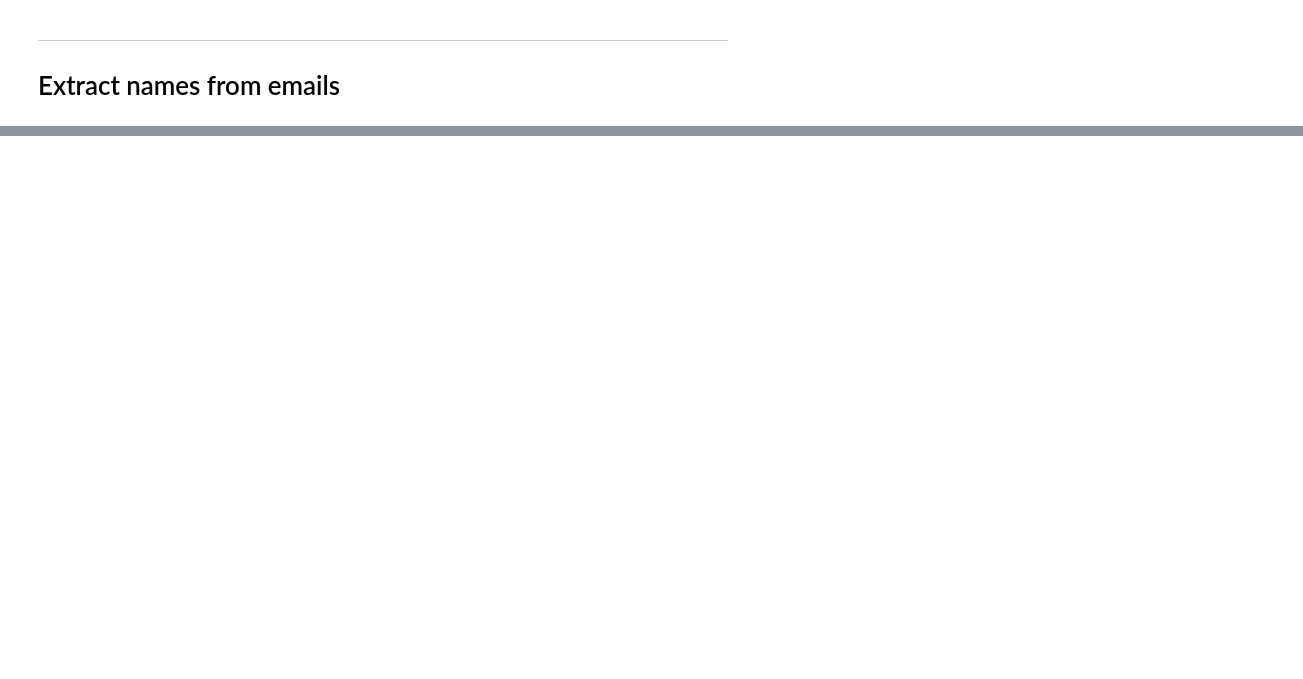
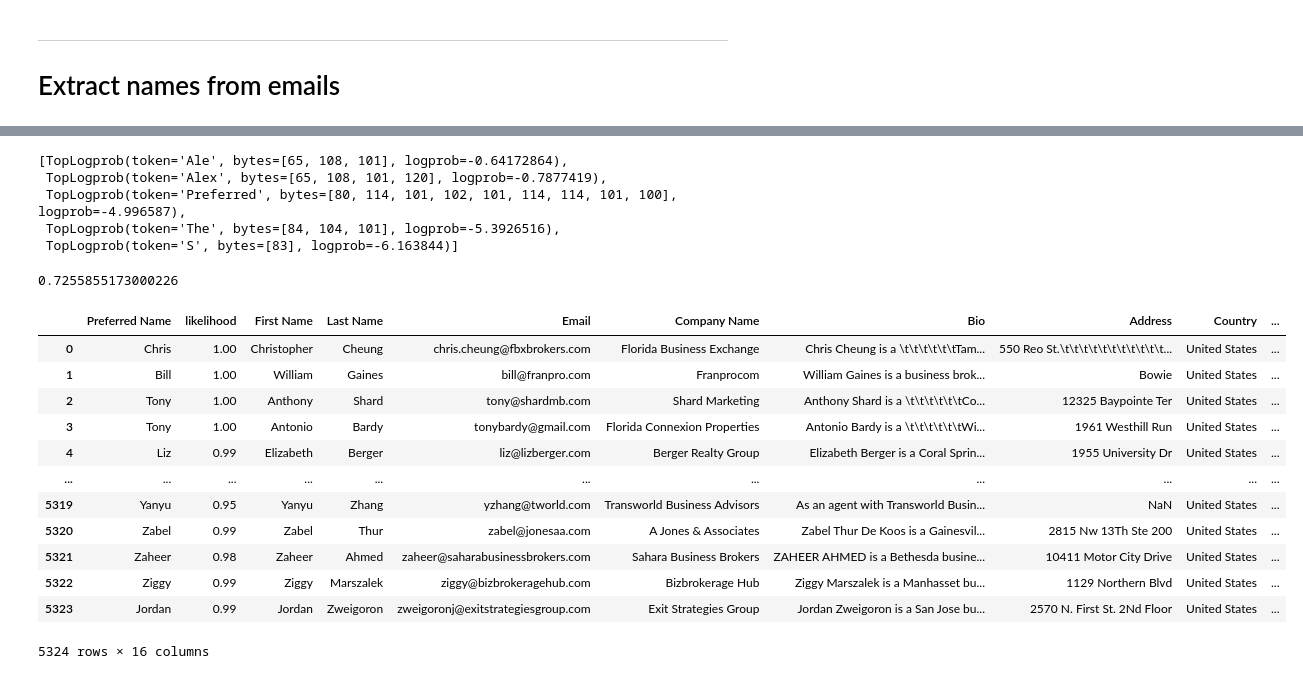
Before and after one commit to ozkansafak/nicknames, a Jupyter notebook: preferred_names.ipynb, the cells around one changed output, grey strips where cells are left out. Saved outputs shown, nothing was run; the diff lists cells and outputs as text; code cells hidden in the pictures; blank space fills up the shorter version.

Commit message:
using gpt-3.5-turbo at first. If prob <= 0.9 re-runs the same pronpt with gpt-4-0125-preview

```diff
--- a/preferred_names.ipynb
+++ b/preferred_names.ipynb
@@ -166,0 +147,30 @@ df[:20]
+# %%
+response.choices[0].logprobs.content[0].top_logprobs
+# %% [output]
+[TopLogprob(token='Ale', bytes=[65, 108, 101], logprob=-0.64172864),
+ TopLogprob(token='Alex', bytes=[65, 108, 101, 120], logprob=-0.7877419),
+ TopLogprob(token='Preferred', bytes=[80, 114, 101, 102, 101, 114, 114, 101, 100], logprob=-4.996587),
+ TopLogprob(token='The', bytes=[84, 104, 101], logprob=-5.3926516),
+ TopLogprob(token='S', bytes=[83], logprob=-6.163844)]
+# %%
+np.exp((response.choices[0].logprobs.content[0].top_logprobs[0]).logprob)
+# %% [output]
+0.7255855173000226
+# %%
+df = pd.read_csv('preferred_names_2.csv', index_col=None)
+df.drop(axis=0, inplace=True, columns='Unnamed: 0')
+df
+# %% [output]
+|  | Preferred Name | likelihood | First Name | Last Name | Email | Company Name | Bio | Address | Country | ... |
+| 0 | Chris | 1.00 | Christopher | Cheung | chris.cheung@fbxbrokers.com | Florida Business Exchange | Chris Cheung is a \t\t\t\t\t\tTam... | 550 Reo St.\t\t\t\t\t\t\t\t\t\t\t... | United States | ... |
+| 1 | Bill | 1.00 | William | Gaines | bill@franpro.com | Franprocom | William Gaines is a business brok... | Bowie | United States | ... |
+| 2 | Tony | 1.00 | Anthony | Shard | tony@shardmb.com | Shard Marketing | Anthony Shard is a \t\t\t\t\t\tCo... | 12325 Baypointe Ter | United States | ... |
+| 3 | Tony | 1.00 | Antonio | Bardy | tonybardy@gmail.com | Florida Connexion Properties | Antonio Bardy is a \t\t\t\t\t\tWi... | 1961 Westhill Run | United States | ... |
+| 4 | Liz | 0.99 | Elizabeth | Berger | liz@lizberger.com | Berger Realty Group | Elizabeth Berger is a Coral Sprin... | 1955 University Dr | United States | ... |
+| ... | ... | ... | ... | ... | ... | ... | ... | ... | ... | ... |
+| 5319 | Yanyu | 0.95 | Yanyu | Zhang | yzhang@tworld.com | Transworld Business Advisors | As an agent with Transworld Busin... | NaN | United States | ... |
+| 5320 | Zabel | 0.99 | Zabel | Thur | zabel@jonesaa.com | A Jones & Associates | Zabel Thur De Koos is a Gainesvil... | 2815 Nw 13Th Ste 200 | United States | ... |
+| 5321 | Zaheer | 0.98 | Zaheer | Ahmed | zaheer@saharabusinessbrokers.com | Sahara Business Brokers | ZAHEER AHMED is a Bethesda busine... | 10411 Motor City Drive | United States | ... |
+| 5322 | Ziggy | 0.99 | Ziggy | Marszalek | ziggy@bizbrokeragehub.com | Bizbrokerage Hub | Ziggy Marszalek is a Manhasset bu... | 1129 Northern Blvd | United States | ... |
+| 5323 | Jordan | 0.99 | Jordan | Zweigoron | zweigoronj@exitstrategiesgroup.com | Exit Strategies Group | Jordan Zweigoron is a San Jose bu... | 2570 N. First St. 2Nd Floor | United States | ... |
+5324 rows × 16 columns
```
Also changed, not shown: parts of 12 cells of this notebook, 2 other files.
